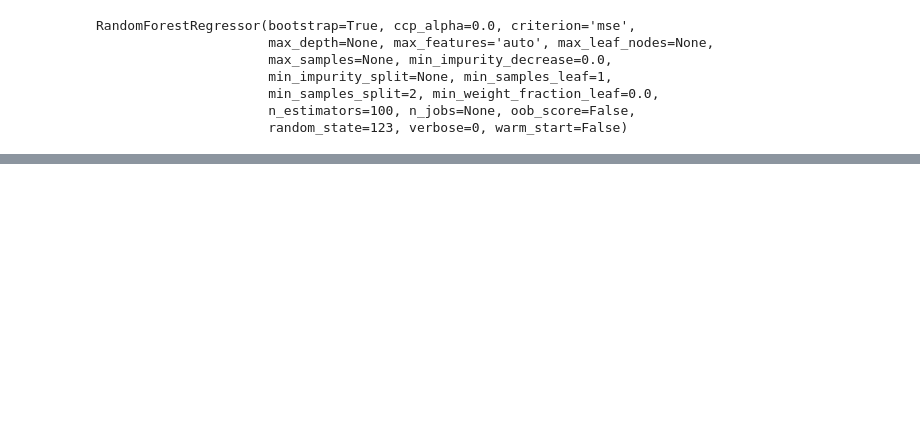
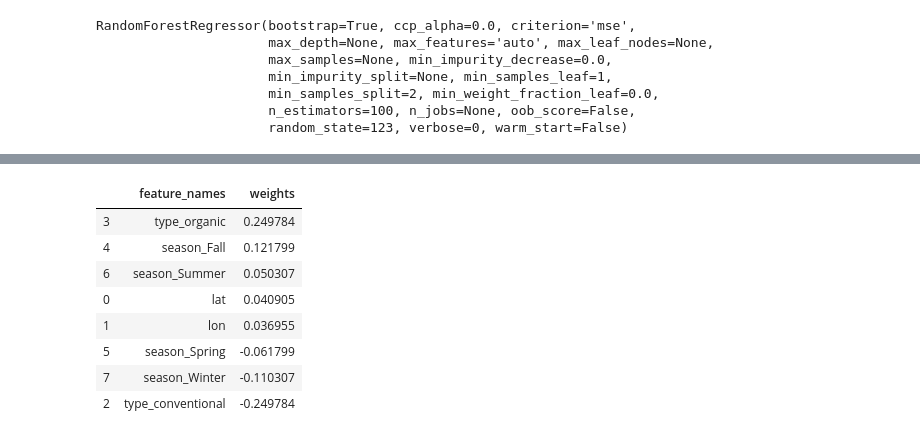
Before and after one commit to UBC-MDS/DSCI_522_Group411, a Jupyter notebook: src/ML_analysis.ipynb, the cells around one changed output, grey strips where cells are left out. Saved outputs shown, nothing was run; the diff lists cells and outputs as text; code cells hidden in the pictures; blank space fills up the shorter version.

```diff
--- a/src/ML_analysis.ipynb
+++ b/src/ML_analysis.ipynb
@@ -156,3 +173,0 @@ rfr.score(avocado_x, avocado_y)
-# %%
-lr = LinearRegression()
-lr.fit(avocado_x, avocado_y)
@@ -184,0 +268,15 @@ list(zip(feature_list, lr.coef_))
+# %%
+lr_feature_df = pd.DataFrame({"feature_names": feature_list,
+         "weights": r2.coef_})
+lr_feature_df = lr_feature_df.sort_values(["weights"], ascending=False)
+lr_feature_df
+# %% [output]
+|  | feature_names | weights |
+| 3 | type_organic | 0.249784 |
+| 4 | season_Fall | 0.121799 |
+| 6 | season_Summer | 0.050307 |
+| 0 | lat | 0.040905 |
+| 1 | lon | 0.036955 |
+| 5 | season_Spring | -0.061799 |
+| 7 | season_Winter | -0.110307 |
+| 2 | type_conventional | -0.249784 |
```
Also changed, not shown: parts of 31 cells of this notebook.
